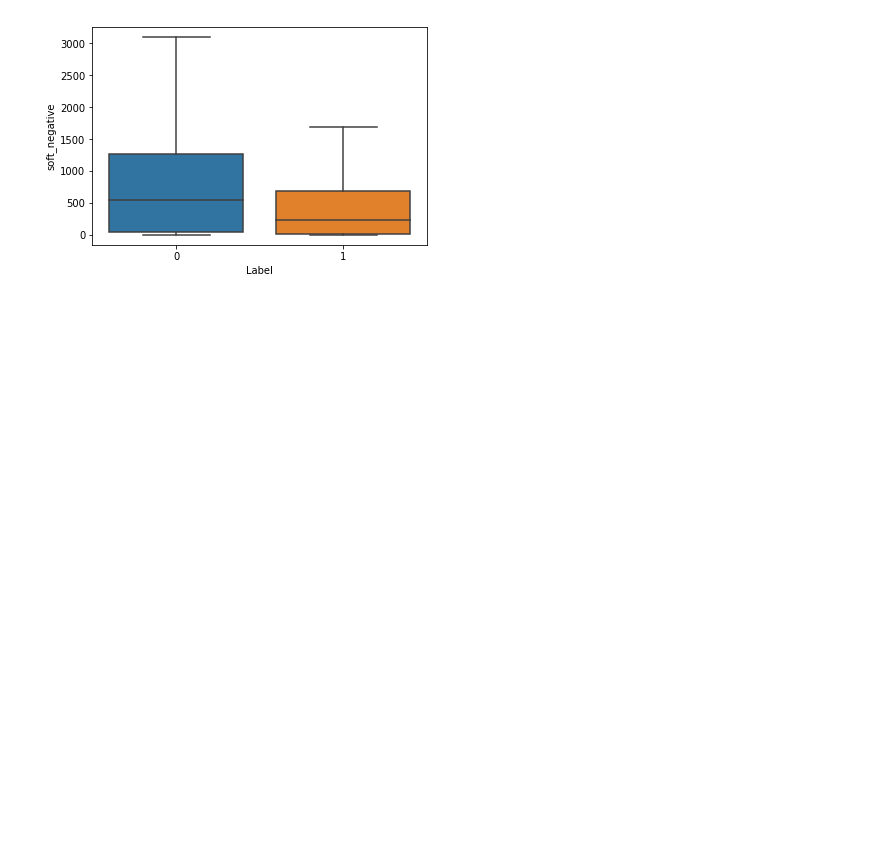
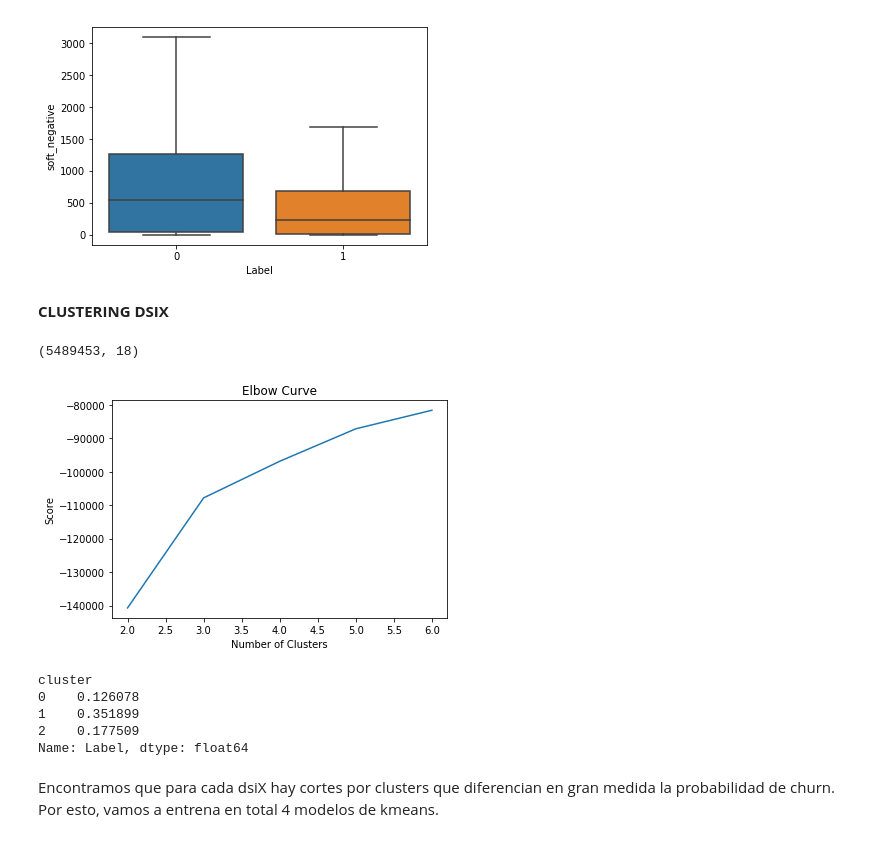
Before and after one commit to francomatiasferrari/md_MIM, a Jupyter notebook: model/model_FF.ipynb, the cells around one changed output. Saved outputs shown, nothing was run; the diff lists cells and outputs as text; code cells hidden in the pictures; blank space fills up the shorter version.

Commit message:
kmeans in the game

```diff
--- a/model/model_FF.ipynb
+++ b/model/model_FF.ipynb
@@ -724,3 +724,5 @@ sns.boxplot(x="Label", y="soft_negative", data=df, showfliers = False)
 # %% [output]
 <matplotlib.axes._subplots.AxesSubplot at 0x...>
 [figure]
+# %% [markdown]
+<b>CLUSTERING DSIX</b>
@@ -726,0 +733,35 @@ sns.boxplot(x="Label", y="soft_negative", data=df, showfliers = False)
+# %%
+names_dsiX = [col for col in df.columns if '_dsi3' in col]
+
+# normalizar datos
+normalized_df = preprocessing.normalize(df[names_dsiX])
+
+X = np.array(normalized_df)
+X.shape
+# %% [output]
+(5489453, 18)
+# %%
+Nc= range (2,7)
+kmeans = [KMeans(n_clusters=i) for i in Nc]
+score = [kmeans[i].fit(X).score(X) for i in range(len(kmeans))]
+plt.plot(Nc,score)
+plt.xlabel('Number of Clusters')
+plt.ylabel('Score')
+plt.title('Elbow Curve')
+plt.show()
+# %% [output]
+[figure, added]
+# %%
+#Entrenar modelo usando el k optimo del paso anterior
+kmeans = KMeans(n_clusters=3).fit(X)
+#Clasificacion
+labels = kmeans.predict(X)
+#Creamos variable y vemos media de churn por grupo
+df['cluster']=labels
+df.groupby('cluster')['Label'].mean()
+# %% [output]
+cluster
+0    0.126078
+1    0.351899
+2    0.177509
+Name: Label, dtype: float64
@@ -726,0 +773,2 @@ sns.boxplot(x="Label", y="soft_negative", data=df, showfliers = False)
+# %% [markdown]
+Encontramos que para cada dsiX hay cortes por clusters que diferencian en gran medida la probabilidad de churn. Por esto, vamos a entrena en total 4 modelos de kmeans.
```
Also changed, not shown: parts of 11 cells of this notebook, 5 other files.
